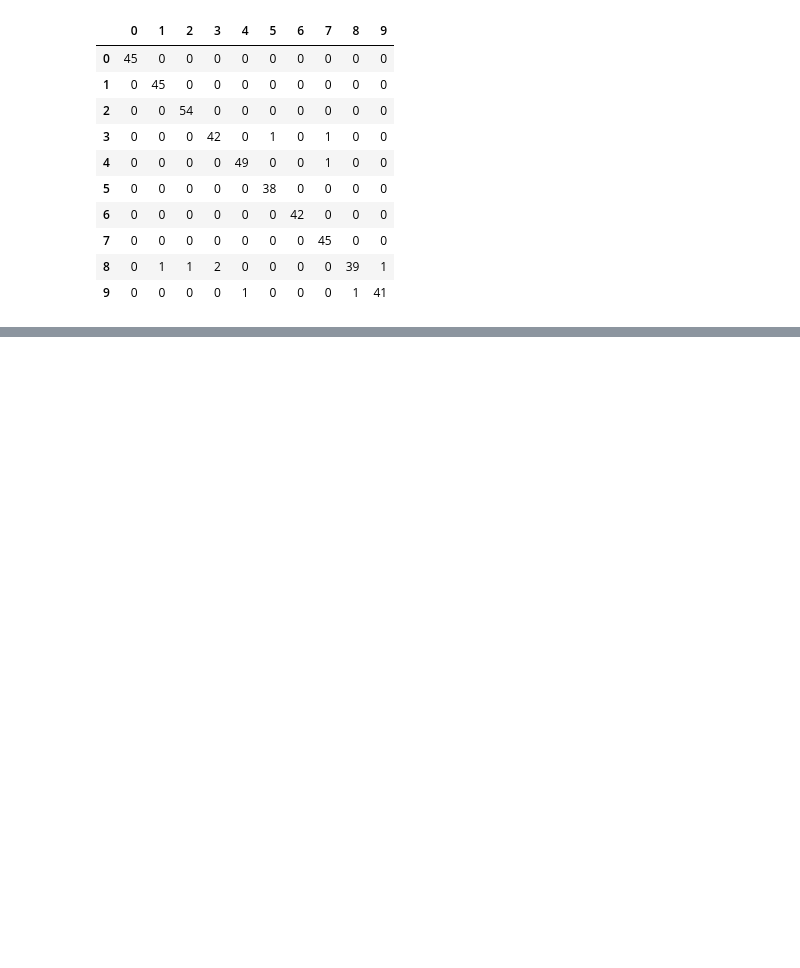
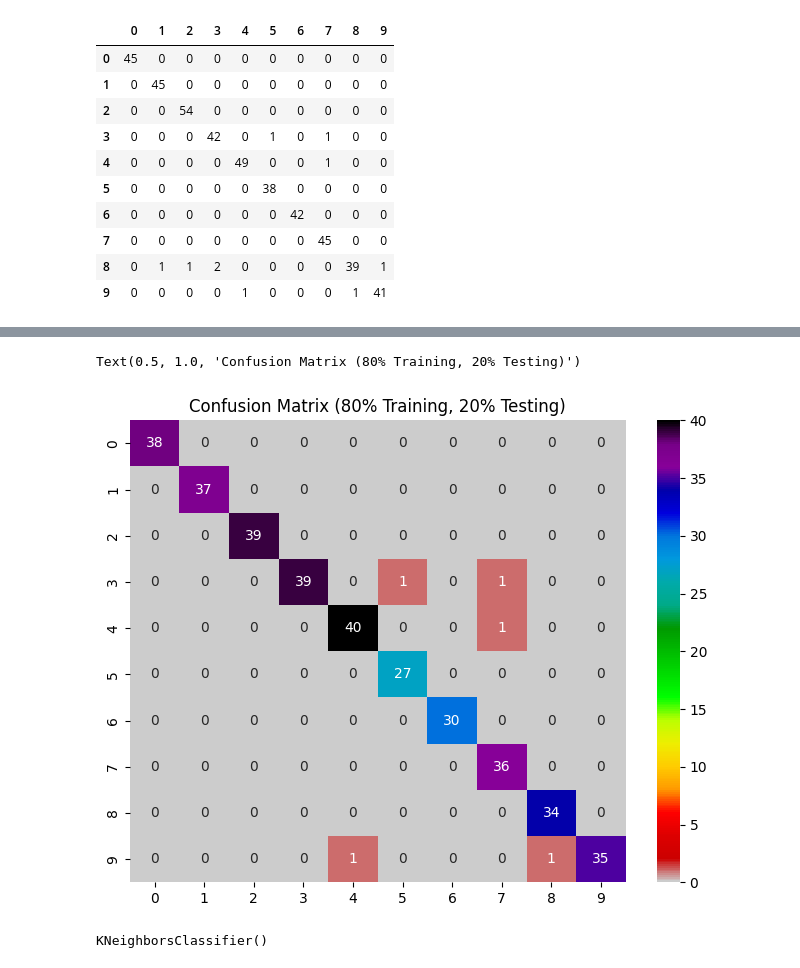
Before and after one commit to colmBandit/AnacondaML, a Jupyter notebook: KNearestNeighor.ipynb, the cells around one changed output, grey strips where cells are left out. Drawn from its saved outputs; the diff is of its cells as text; code cells hidden in the pictures; blank space fills up the shorter version.

```diff
--- a/KNearestNeighor.ipynb
+++ b/KNearestNeighor.ipynb
@@ -246,0 +284,3 @@ comments about accuracy- before the next class url of github
+# %%
+# Comparing predictions with expected values
+expected_80_20 = y_test_20
@@ -246,0 +313,3 @@ comments about accuracy- before the next class url of github
+# %%
+# Creating a confusion matrix
+confusion_80_20 = confusion_matrix(y_true=expected_80_20, y_pred=predicted_80_20)
@@ -246,0 +329,3 @@ comments about accuracy- before the next class url of github
+# %%
+# Converting the confusion matrix to a DataFrame
+confusion_df_80_20 = pd.DataFrame(confusion_80_20, index=range(10), columns=range(10))
@@ -246,0 +346,8 @@ comments about accuracy- before the next class url of github
+# %%
+# Visualizing the confusion matrix using a heatmap
+figure, ax = plt.subplots(figsize=(8, 6))
+sns.heatmap(confusion_df_80_20, annot=True, cmap=plt.cm.nipy_spectral_r)
+plt.title('Confusion Matrix (80% Training, 20% Testing)')
+# %% [output]
+Text(0.5, 1.0, 'Confusion Matrix (80% Training, 20% Testing)')
+[figure, added]
@@ -246,0 +359,6 @@ comments about accuracy- before the next class url of github
+# %%
+# Creating and training the model
+knn_50_50 = KNeighborsClassifier()
+knn_50_50.fit(X=X_train_50, y=y_train_50)
+# %% [output]
+KNeighborsClassifier()
```
Also changed, not shown: parts of 36 cells of this notebook.
